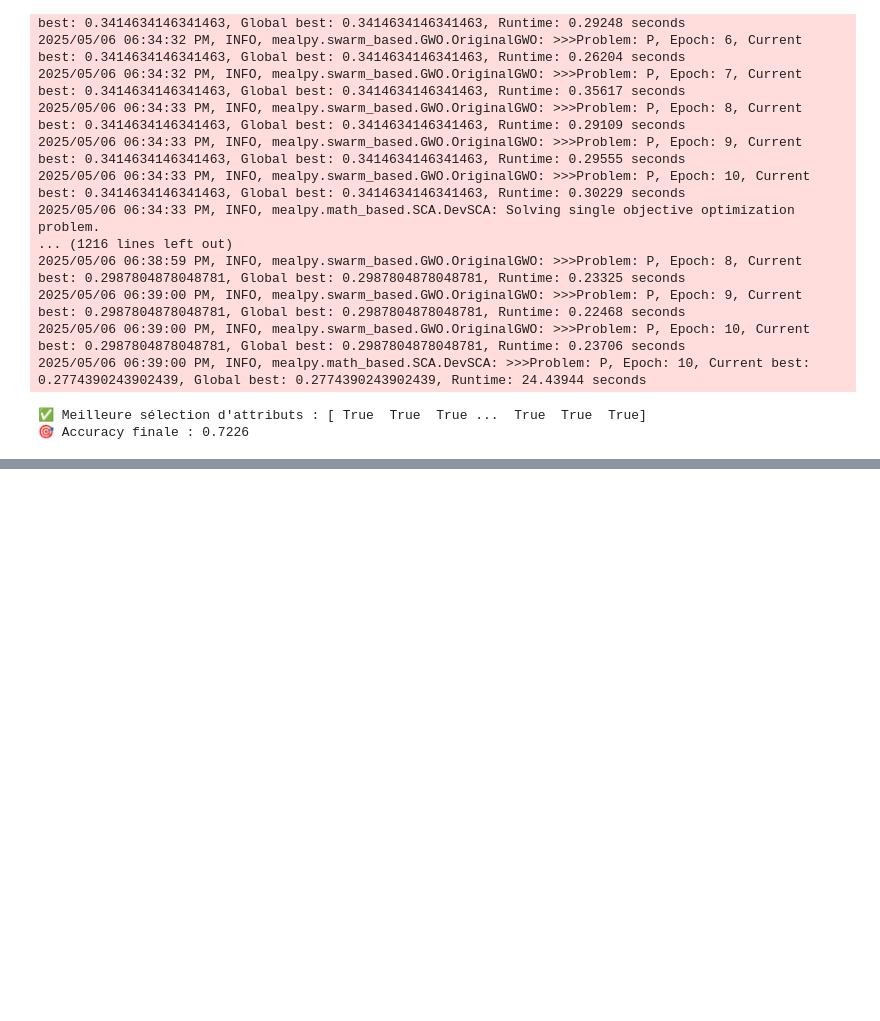
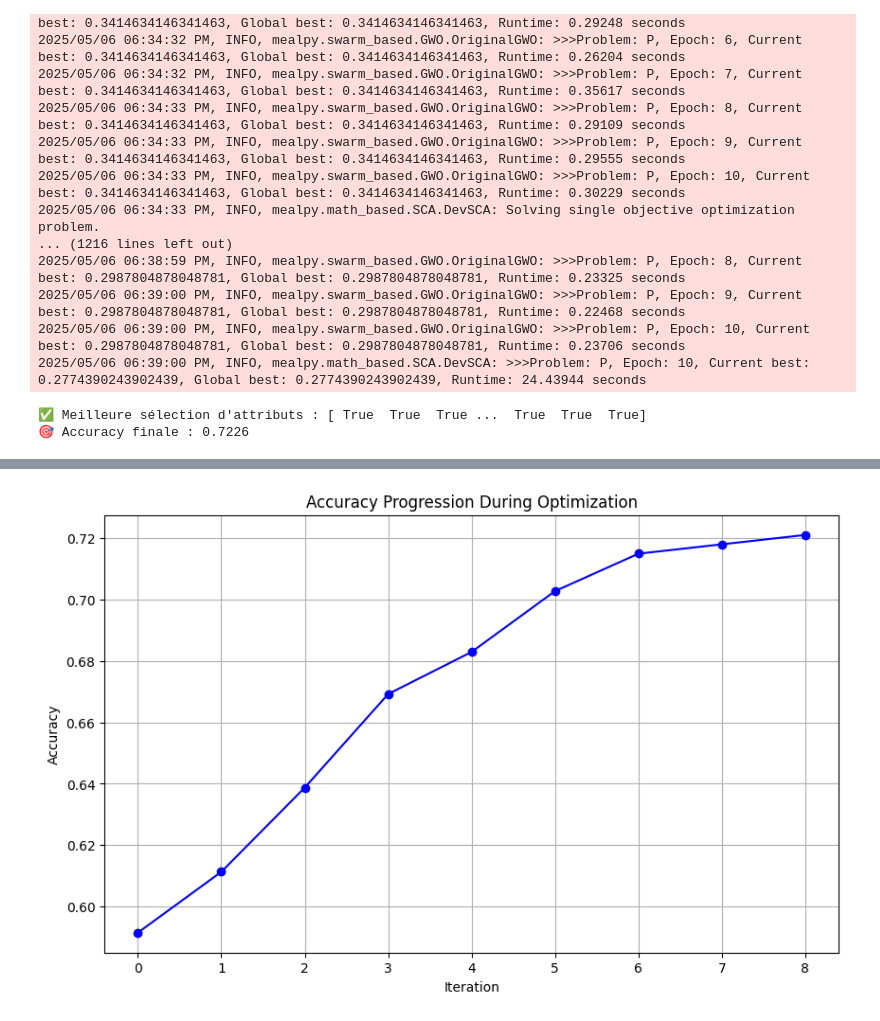
Before and after one commit to Ratybox/SCA-GWO-Imputation, a Jupyter notebook: sca-gwo-madjour.ipynb, the cells around one changed output, grey strips where cells are left out. Cells and saved outputs as stored; diff of their text form; code cells hidden in the pictures; blank space fills up the shorter version.

Commit message:
Amir accuracy graph

```diff
--- a/sca-gwo-madjour.ipynb
+++ b/sca-gwo-madjour.ipynb
@@ -238,0 +361,13 @@ selected_features, acc = combined_imputation_selection(data, epoch_sca=10, pop_s
+# %%
+import matplotlib.pyplot as plt
+
+# After running the combined_imputation_selection function
+plt.figure(figsize=(10, 6))
+plt.plot(accuracies, marker='o', linestyle='-', color='b')
+plt.title('Accuracy Progression During Optimization')
+plt.xlabel('Iteration')
+plt.ylabel('Accuracy')
+plt.grid(True)
+plt.show()
+# %% [output]
+[figure, added]
```
Also changed, not shown: parts of 2 cells of this notebook, 1 other file.
